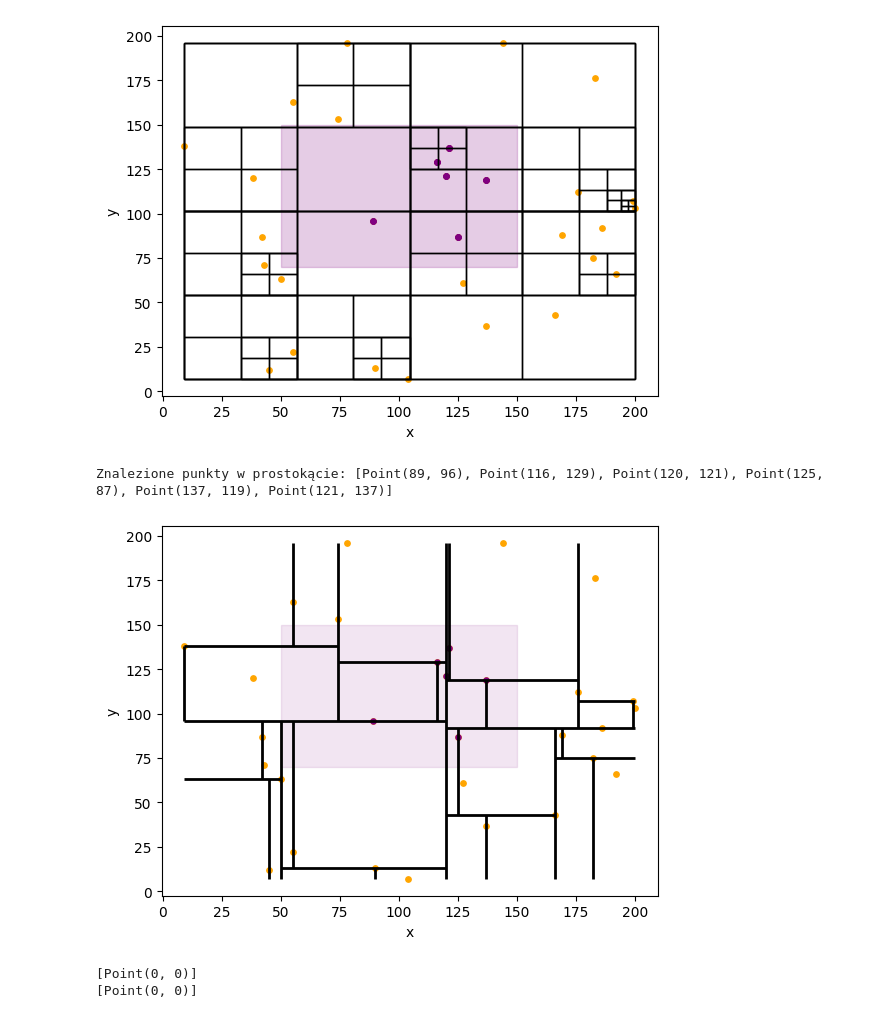
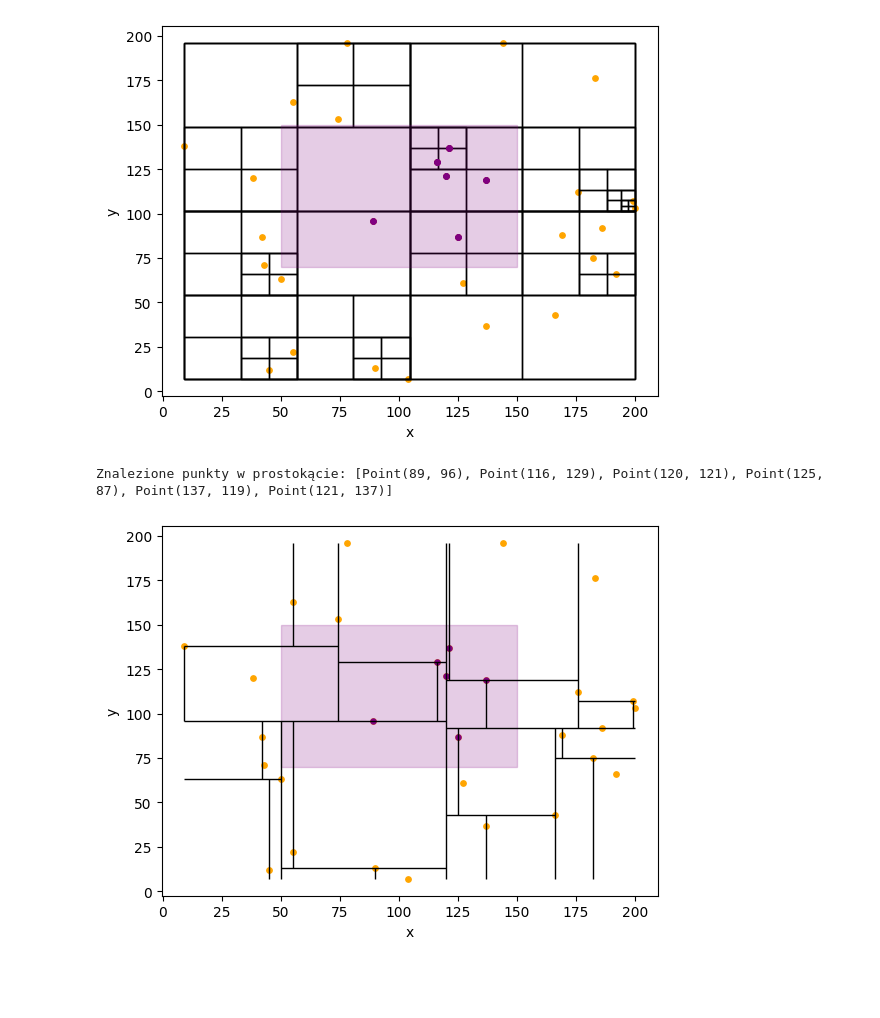
Before and after one commit to martowicz/quadtree_kdtree_project, a Jupyter notebook: test.ipynb, the cells around one changed output. Drawn from its saved outputs; the diff is of its cells as text; code cells hidden in the pictures; blank space fills up the shorter version.

```diff
--- a/test.ipynb
+++ b/test.ipynb
@@ -41,41 +39,29 @@ importlib.reload(kd_tree_vis)  # Ponowne załadowanie modułu
 # Uzyskanie dostępu do klasy
 Kd_tree_vis = kd_tree_vis.Kd_tree_vis
 # %%
-# Przykladowe punkty
 points=[
     Point(192, 66), Point(55, 163), Point(50, 63), Point(186, 92), Point(74, 153),
     Point(125, 87), Point(78, 196), Point(43, 71), Point(90, 13), Point(199, 107),
     Point(176, 112), Point(9, 138), Point(169, 88), Point(42, 87), Point(121, 137),
     Point(137, 37), Point(45, 12), Point(183, 176), Point(104, 7), Point(38, 120),
     Point(137, 119), Point(116, 129), Point(166, 43), Point(89, 96), Point(200, 103),
     Point(55, 22), Point(182, 75), Point(144, 196), Point(120, 121), Point(127, 61)
 ]
 points_2=[]
 for i in range(1000):
     x=i*0.3
     y=i*0.3
     points_2.append(Point(x,y))
 
 
 # Tworzenie KD-drzewa
-kdtree_vis = Kd_tree_vis(points)
+kdtree = Kd_tree_vis(points)
 
+found = kdtree.find(RectangleArea(50, 70, 150, 150))
+print("Znalezione punkty w prostokącie:", found)
 
-found_points = kdtree_vis.find(RectangleArea(50, 70, 150, 150))
-print("Znalezione punkty w prostokącie:", found_points)
-viskd = kdtree_vis.get_vis()
+viskd = kdtree.get_vis()
 viskd.show()
 # %% [output]
 Znalezione punkty w prostokącie: [Point(89, 96), Point(116, 129), Point(120, 121), Point(125, 87), Point(137, 119), Point(121, 137)]
-[figure, old version]
+[figure, new version]
-# %%
-points = [Point(0, 0), Point(0, 1), Point(1, 0), Point(1, 1)]
-tree = Quadtree(points)
-tree1 = KdTree(points)
-rectangle = RectangleArea(-0.1, -1, 0.1, 0.9)
-
-print(tree.find(rectangle))
-print(tree1.find(rectangle))
-# %% [output]
-[Point(0, 0)]
-[Point(0, 0)]
```
Also changed, not shown: parts of 2 cells of this notebook, 15 other files.
